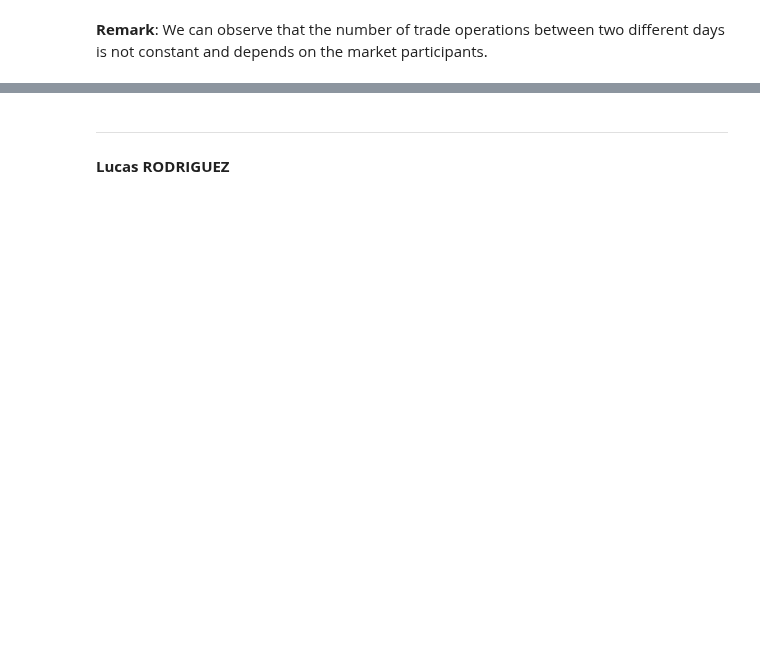
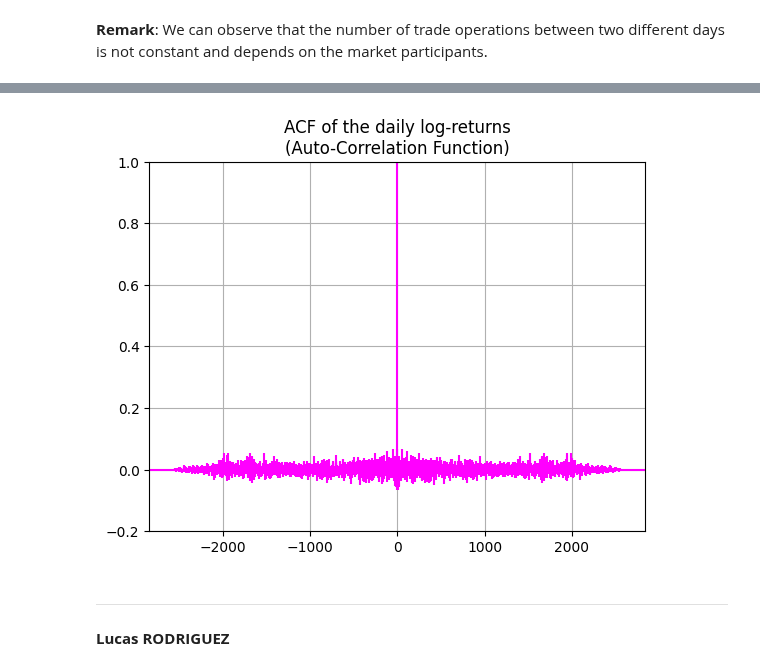
Before and after one commit to lcsrodriguez/HFT-IntradayVol-Estimation, a Jupyter notebook: main.ipynb, the cells around one changed output, grey strips where cells are left out. Saved outputs shown, nothing was run; the diff lists cells and outputs as text; code cells hidden in the pictures; blank space fills up the shorter version.

```diff
--- a/main.ipynb
+++ b/main.ipynb
@@ -339,3 +426,10 @@ $$
+# %%
+_ = plt.acorr(a, maxlags= 2583, color="magenta")
+_ = plt.ylim([-0.2, 1])
+_ = plt.grid()
+_ = plt.title("ACF of the daily log-returns\n(Auto-Correlation Function)")
+# %% [output]
+[figure, added]
 # %% [markdown]
 ---
 
```
Also changed, not shown: parts of 41 cells of this notebook.
